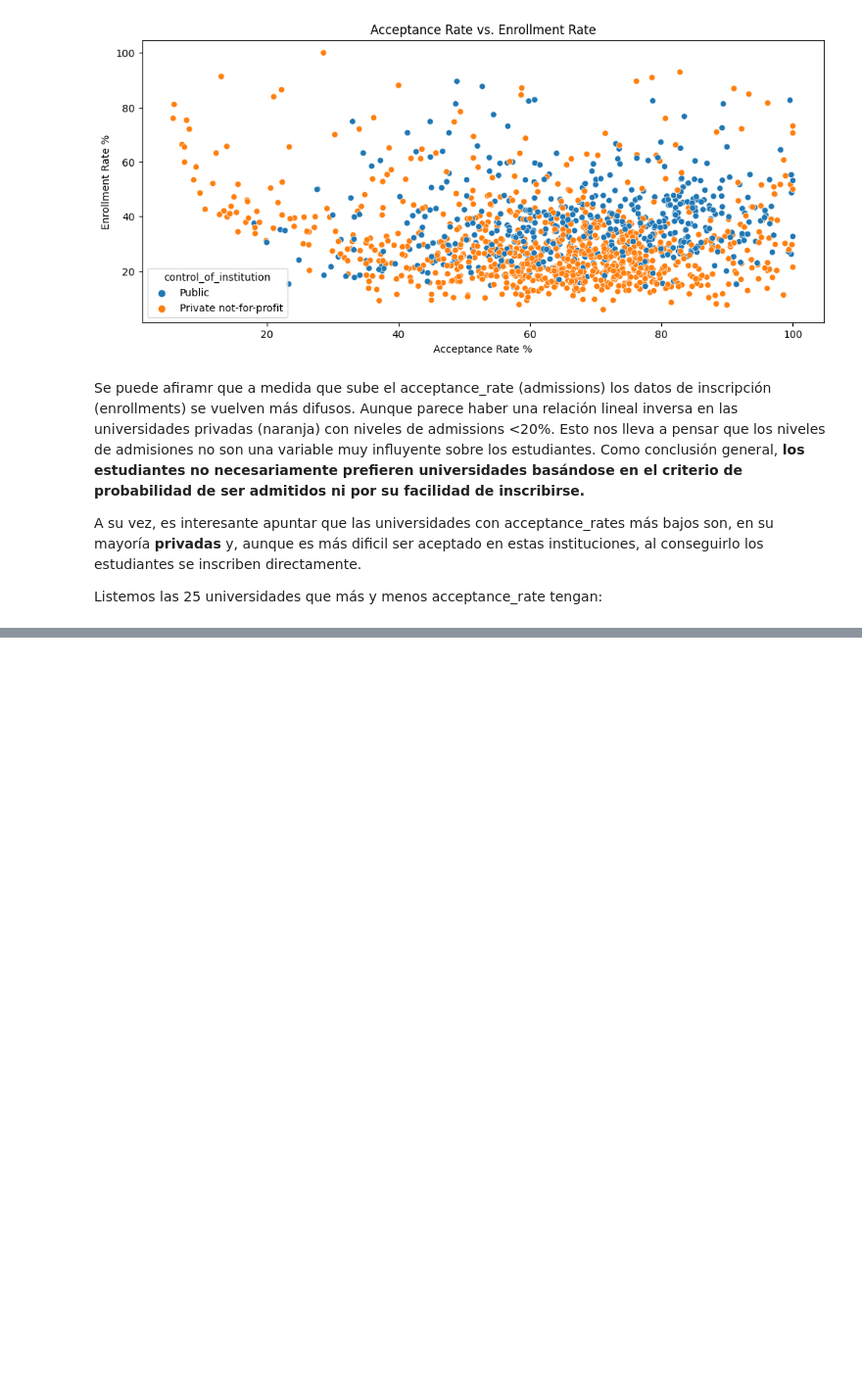
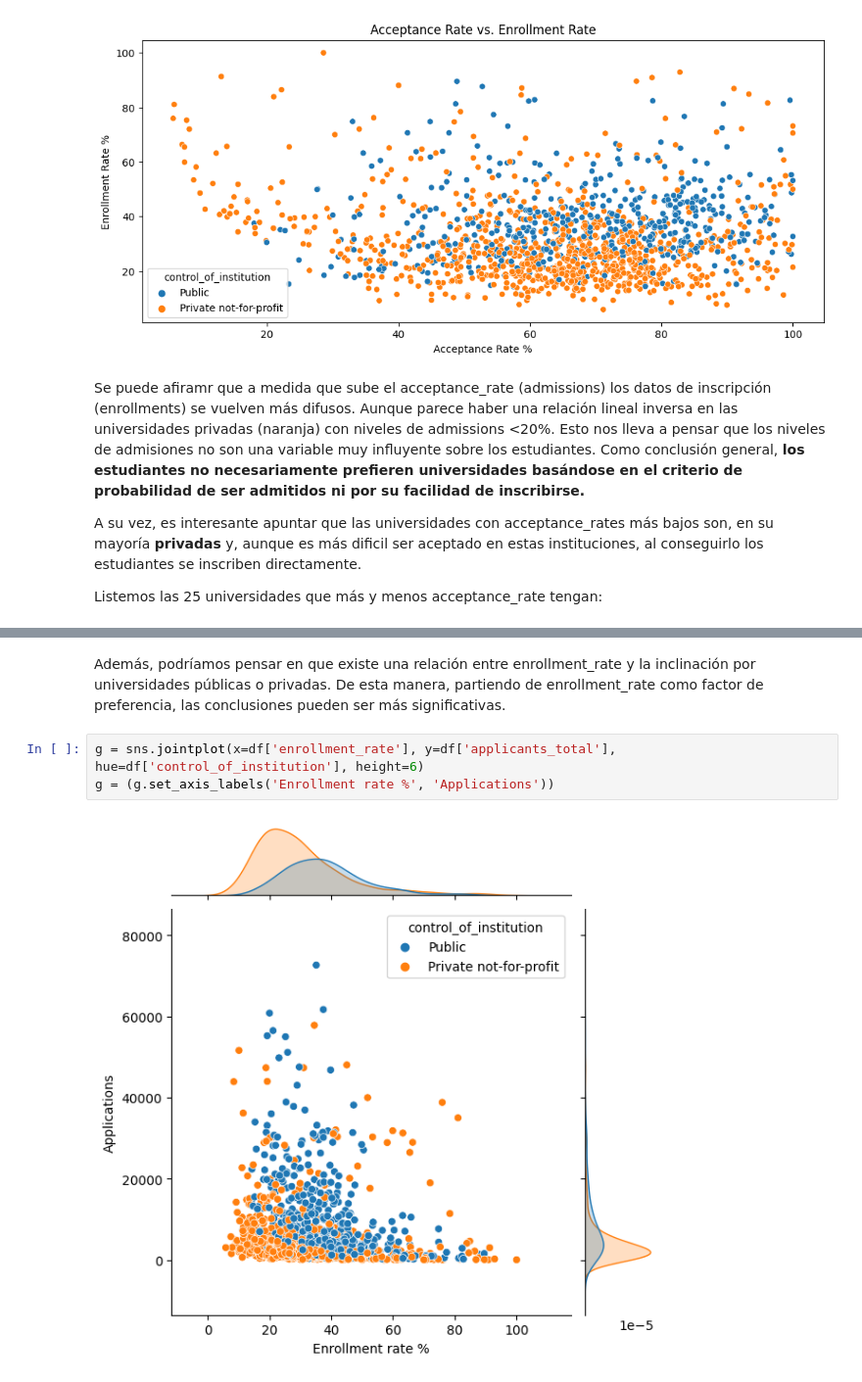
Before and after one commit to VegaNicolas/Exploratory-Data-Analysis---American-Universities-IPEDS-2013, a Jupyter notebook: American_Universities.ipynb, the cells around one changed output, grey strips where cells are left out. Shown at 98% size. Drawn from its saved outputs; the diff is of its cells as text; blank space fills up the shorter version.

Commit message:
inferences and conclusion pending

```diff
--- a/American_Universities.ipynb
+++ b/American_Universities.ipynb
@@ -438,0 +474,7 @@ Con este último barplot queda verificado que a mayor acceptance_rate, más disp
+# %% [markdown]
+Además, podríamos pensar en que existe una relación entre enrollment_rate y la inclinación por universidades públicas o privadas. De esta manera, partiendo de enrollment_rate como factor de preferencia, las conclusiones pueden ser más significativas.
+# %%
+g = sns.jointplot(x=df['enrollment_rate'], y=df['applicants_total'], hue=df['control_of_institution'], height=6)
+g = (g.set_axis_labels('Enrollment rate %', 'Applications'))
+# %% [output]
+[figure, added]
```
Also changed, not shown: parts of 13 cells of this notebook.
